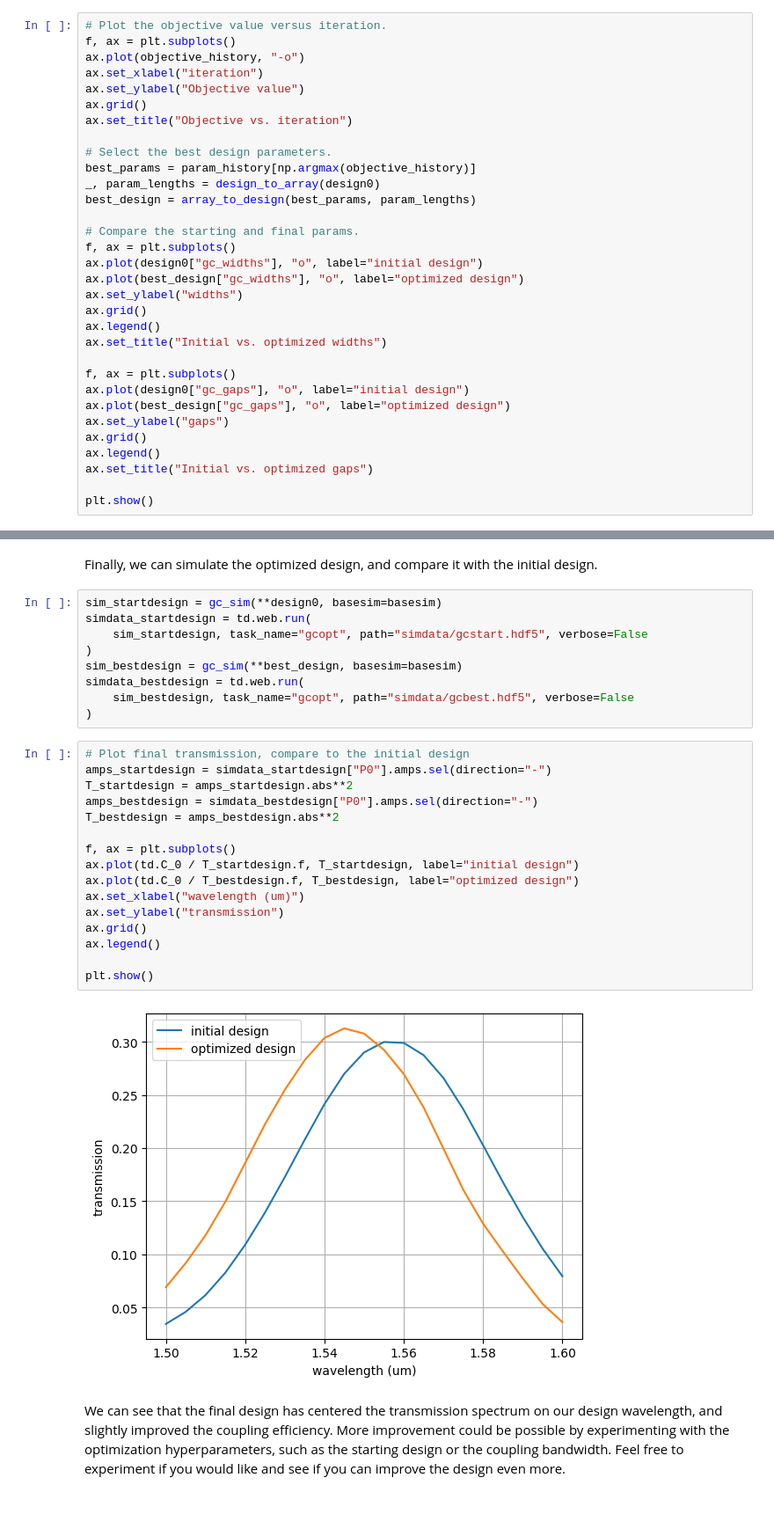
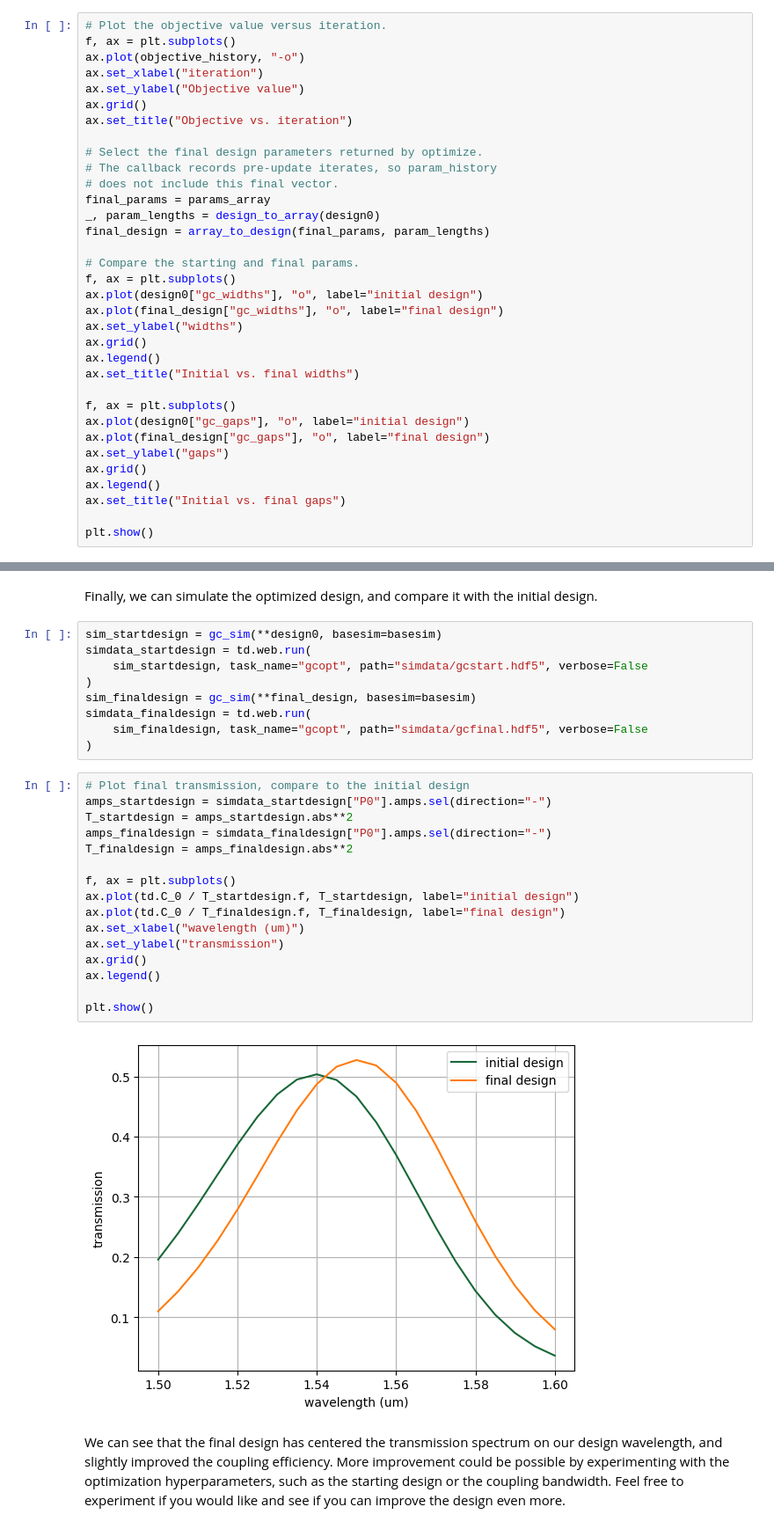
Before and after one commit to flexcompute/tidy3d-notebooks, a Jupyter notebook: TidyFab0GC.ipynb, the cells around one changed output, grey strips where cells are left out. Shown at 88% size. Saved outputs shown, nothing was run; the diff lists cells and outputs as text.

Commit message:
fix tidyfab final parameter selection

```diff
--- a/TidyFab0GC.ipynb
+++ b/TidyFab0GC.ipynb
@@ -538,27 +524,29 @@ ax.set_ylabel("Objective value")
 ax.grid()
 ax.set_title("Objective vs. iteration")
 
-# Select the best design parameters.
-best_params = param_history[np.argmax(objective_history)]
+# Select the final design parameters returned by optimize.
+# The callback records pre-update iterates, so param_history
+# does not include this final vector.
+final_params = params_array
 _, param_lengths = design_to_array(design0)
-best_design = array_to_design(best_params, param_lengths)
+final_design = array_to_design(final_params, param_lengths)
 
 # Compare the starting and final params.
 f, ax = plt.subplots()
 ax.plot(design0["gc_widths"], "o", label="initial design")
-ax.plot(best_design["gc_widths"], "o", label="optimized design")
+ax.plot(final_design["gc_widths"], "o", label="final design")
 ax.set_ylabel("widths")
 ax.grid()
 ax.legend()
-ax.set_title("Initial vs. optimized widths")
+ax.set_title("Initial vs. final widths")
 
 f, ax = plt.subplots()
 ax.plot(design0["gc_gaps"], "o", label="initial design")
-ax.plot(best_design["gc_gaps"], "o", label="optimized design")
+ax.plot(final_design["gc_gaps"], "o", label="final design")
 ax.set_ylabel("gaps")
 ax.grid()
 ax.legend()
-ax.set_title("Initial vs. optimized gaps")
+ax.set_title("Initial vs. final gaps")
 
 plt.show()
 # %% [output]
@@ -572,27 +560,27 @@ sim_startdesign = gc_sim(**design0, basesim=basesim)
 simdata_startdesign = td.web.run(
     sim_startdesign, task_name="gcopt", path="simdata/gcstart.hdf5", verbose=False
 )
-sim_bestdesign = gc_sim(**best_design, basesim=basesim)
-simdata_bestdesign = td.web.run(
-    sim_bestdesign, task_name="gcopt", path="simdata/gcbest.hdf5", verbose=False
+sim_finaldesign = gc_sim(**final_design, basesim=basesim)
+simdata_finaldesign = td.web.run(
+    sim_finaldesign, task_name="gcopt", path="simdata/gcfinal.hdf5", verbose=False
 )
 # %%
 # Plot final transmission, compare to the initial design
 amps_startdesign = simdata_startdesign["P0"].amps.sel(direction="-")
 T_startdesign = amps_startdesign.abs**2
-amps_bestdesign = simdata_bestdesign["P0"].amps.sel(direction="-")
-T_bestdesign = amps_bestdesign.abs**2
+amps_finaldesign = simdata_finaldesign["P0"].amps.sel(direction="-")
+T_finaldesign = amps_finaldesign.abs**2
 
 f, ax = plt.subplots()
 ax.plot(td.C_0 / T_startdesign.f, T_startdesign, label="initial design")
-ax.plot(td.C_0 / T_bestdesign.f, T_bestdesign, label="optimized design")
+ax.plot(td.C_0 / T_finaldesign.f, T_finaldesign, label="final design")
 ax.set_xlabel("wavelength (um)")
 ax.set_ylabel("transmission")
 ax.grid()
 ax.legend()
 
 plt.show()
 # %% [output]
-[figure, old version]
+[figure, new version]
 # %% [markdown]
 We can see that the final design has centered the transmission spectrum on our design wavelength, and slightly improved the coupling efficiency. More improvement could be possible by experimenting with the optimization hyperparameters, such as the starting design or the coupling bandwidth. Feel free to experiment if you would like and see if you can improve the design even more.
```
Also changed, not shown: parts of 11 cells of this notebook.
